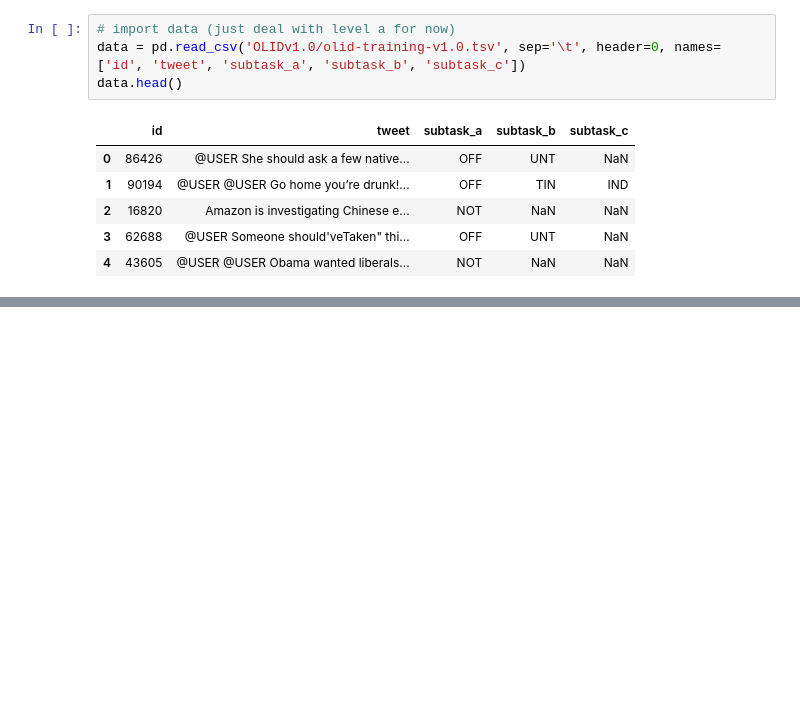
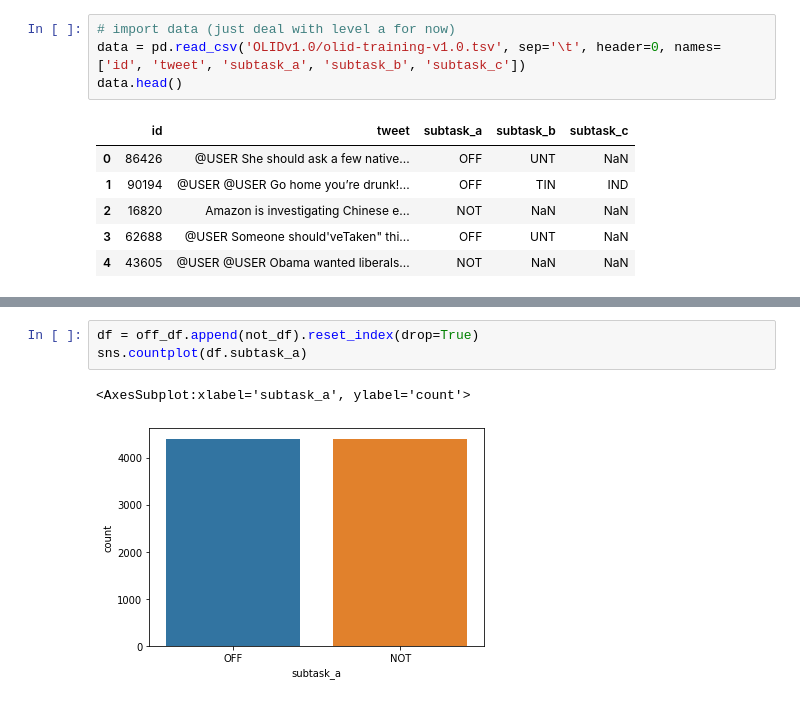
Before and after one commit to hmcgovern/offens-eval, a Jupyter notebook: main.ipynb, the cells around one changed output, grey strips where cells are left out. Saved outputs shown, nothing was run; the diff lists cells and outputs as text; blank space fills up the shorter version.

```diff
--- a/main.ipynb
+++ b/main.ipynb
@@ -306,0 +81,6 @@ sneaky = {'dumbass': 'dumb@$$',
+# %%
+df = off_df.append(not_df).reset_index(drop=True)
+sns.countplot(df.subtask_a)
+# %% [output]
+<AxesSubplot:xlabel='subtask_a', ylabel='count'>
+[figure, added]
```
Also changed, not shown: parts of 60 cells of this notebook, 2 other files.
